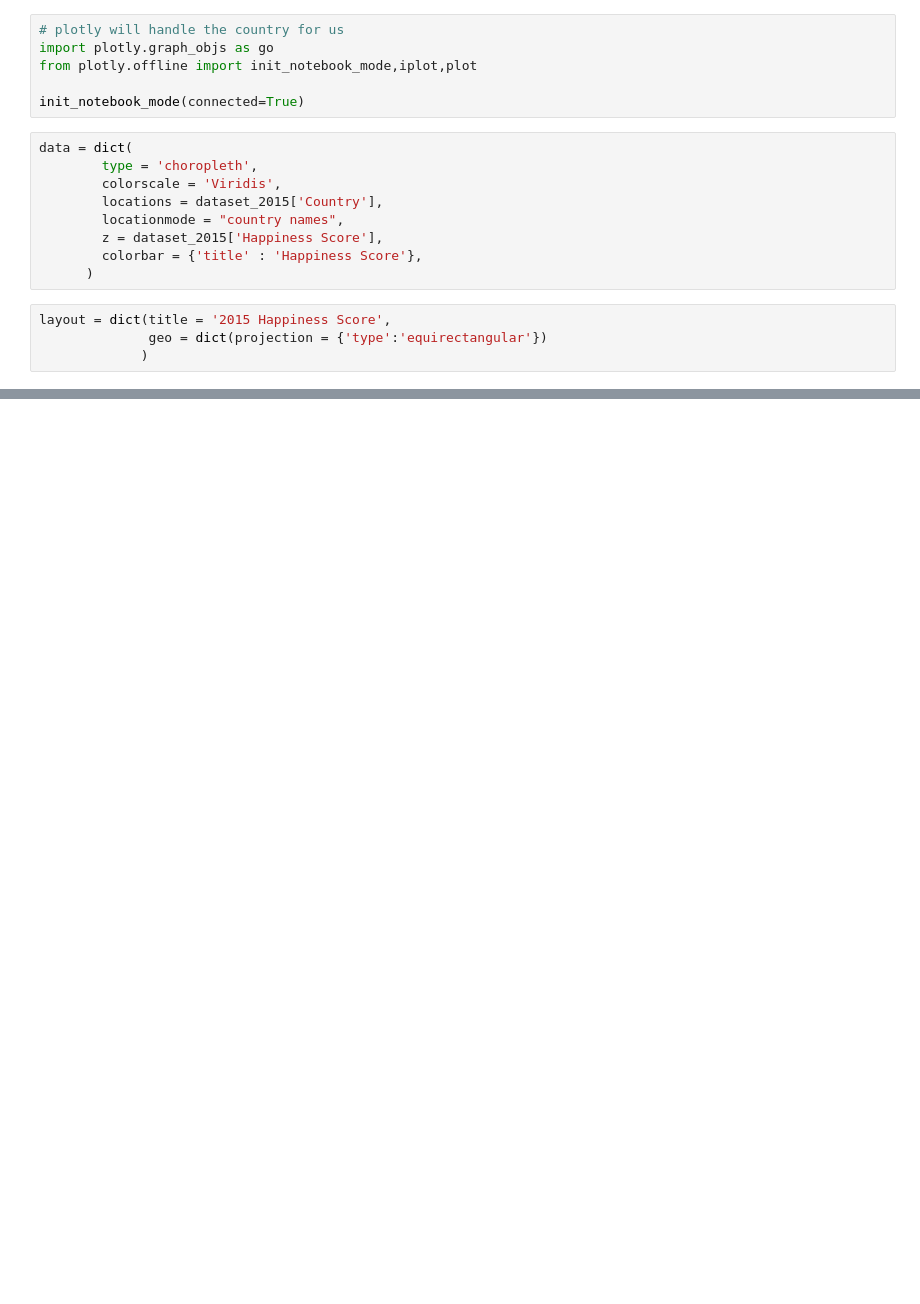
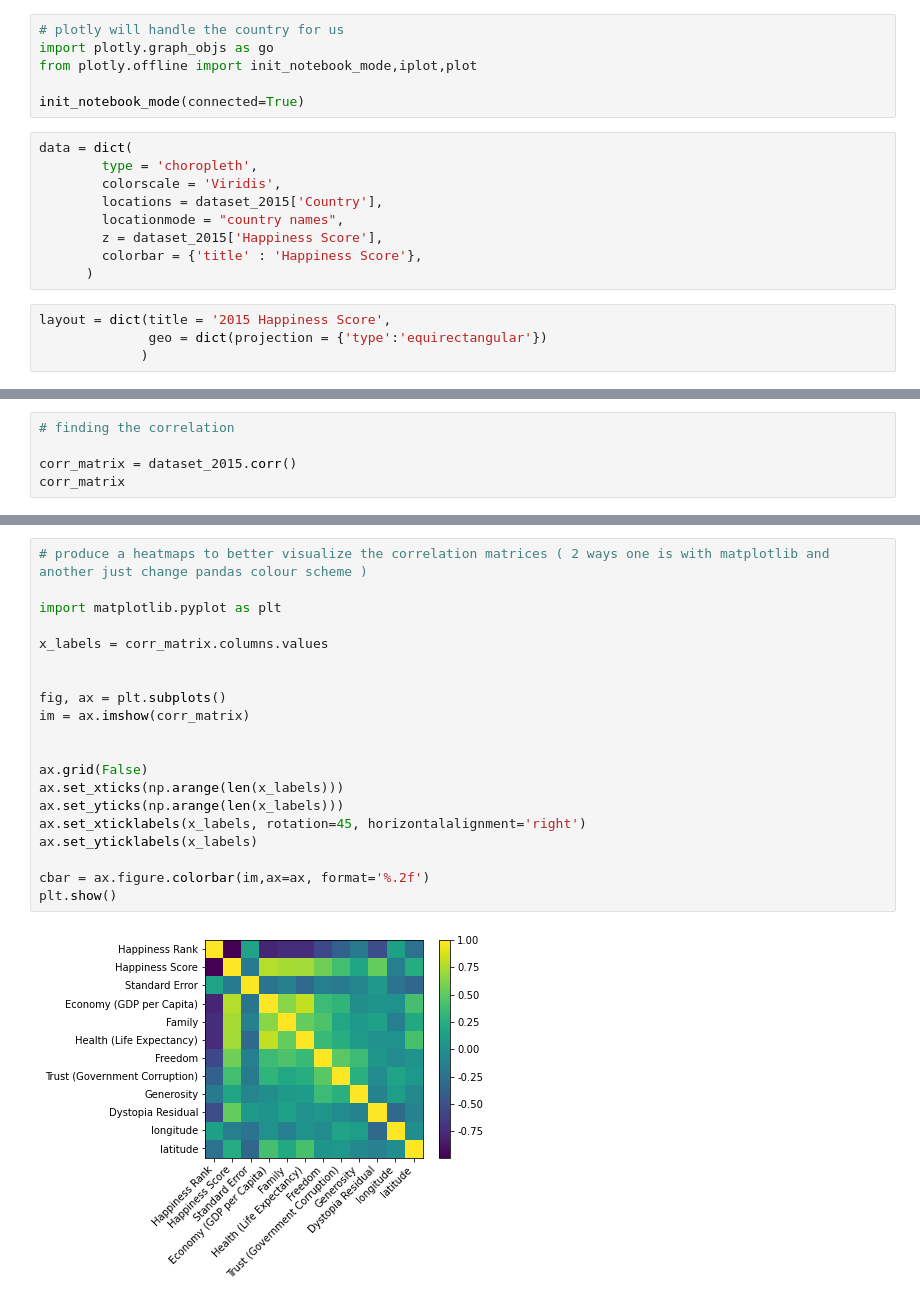
Before and after one commit to kaixuan98/world_happiness_report, a Jupyter notebook: happiness_EDA.ipynb, the cells around one changed output, grey strips where cells are left out. Saved outputs shown, nothing was run; the diff lists cells and outputs as text; blank space fills up the shorter version.

Commit message:
Created a correlation matrix
Created a correlation matrix and also a basic linear regression model to predict the happiness score

```diff
--- a/happiness_EDA.ipynb
+++ b/happiness_EDA.ipynb
@@ -301,0 +304,5 @@ iplot(choromap,validate=False)
+# %%
+# finding the correlation
+
+corr_matrix = dataset_2015.corr()
+corr_matrix
@@ -301,0 +323,22 @@ iplot(choromap,validate=False)
+# %%
+# produce a heatmaps to better visualize the correlation matrices ( 2 ways one is with matplotlib and another just change pandas colour scheme )
+
+import matplotlib.pyplot as plt
+
+x_labels = corr_matrix.columns.values
+
+
+fig, ax = plt.subplots()
+im = ax.imshow(corr_matrix)
+
+
+ax.grid(False)
+ax.set_xticks(np.arange(len(x_labels)))
+ax.set_yticks(np.arange(len(x_labels)))
+ax.set_xticklabels(x_labels, rotation=45, horizontalalignment='right')
+ax.set_yticklabels(x_labels)
+
+cbar = ax.figure.colorbar(im,ax=ax, format='%.2f')
+plt.show()
+# %% [output]
+[figure, added]
```
Also changed, not shown: parts of 22 cells of this notebook.
